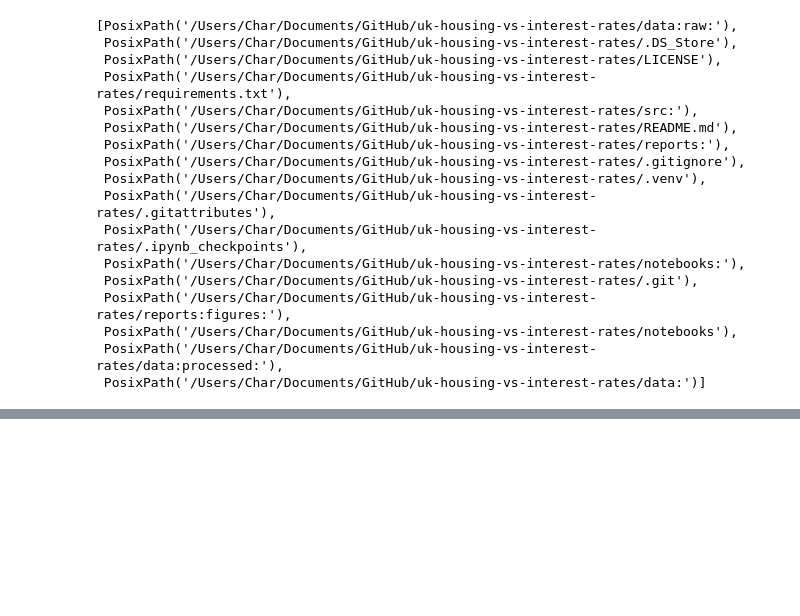
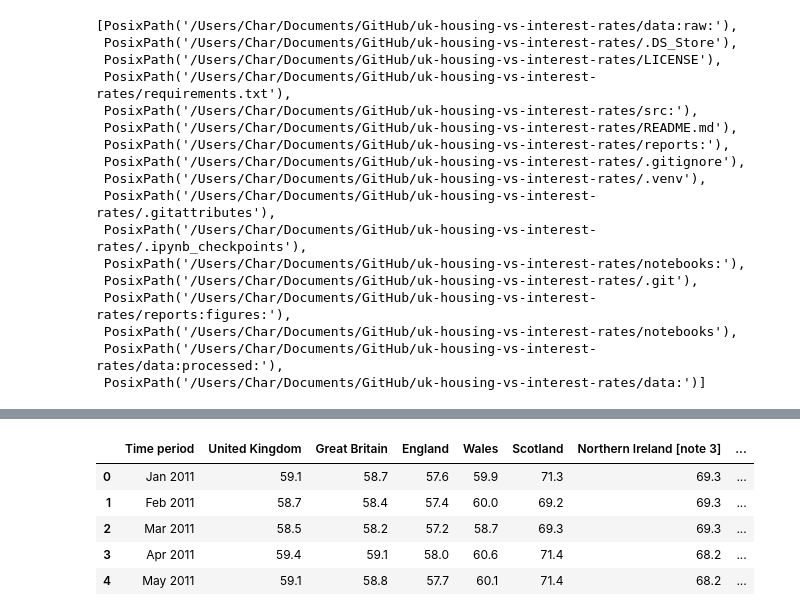
Before and after one commit to rabbittibbar10/uk-housing-vs-interest-rates, a Jupyter notebook: notebooks/01_data_download_and_clean.ipynb, the cells around one changed output, grey strips where cells are left out. Cells and saved outputs as stored; diff of their text form; code cells hidden in the pictures; blank space fills up the shorter version.

```diff
--- a/notebooks/01_data_download_and_clean.ipynb
+++ b/notebooks/01_data_download_and_clean.ipynb
@@ -63,0 +219,10 @@ list(project_root.iterdir())
+# %%
+ukhpi = pd.read_excel(ukhpi_path, sheet_name="1", header=2)
+ukhpi.head()
+# %% [output]
+|  | Time period | United Kingdom | Great Britain | England | Wales | Scotland | Northern Ireland [note 3] | ... |
+| 0 | Jan 2011 | 59.1 | 58.7 | 57.6 | 59.9 | 71.3 | 69.3 | ... |
+| 1 | Feb 2011 | 58.7 | 58.4 | 57.4 | 60.0 | 69.2 | 69.3 | ... |
+| 2 | Mar 2011 | 58.5 | 58.2 | 57.2 | 58.7 | 69.3 | 69.3 | ... |
+| 3 | Apr 2011 | 59.4 | 59.1 | 58.0 | 60.6 | 71.4 | 68.2 | ... |
+| 4 | May 2011 | 59.1 | 58.8 | 57.7 | 60.1 | 71.4 | 68.2 | ... |
```
Also changed, not shown: parts of 34 cells of this notebook, 4 other files.
